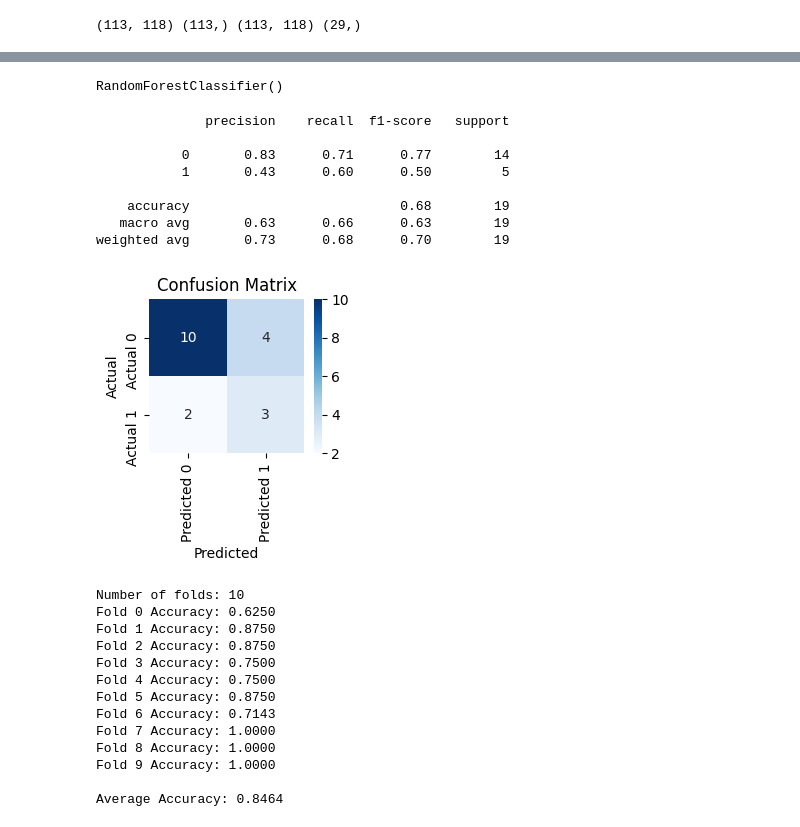
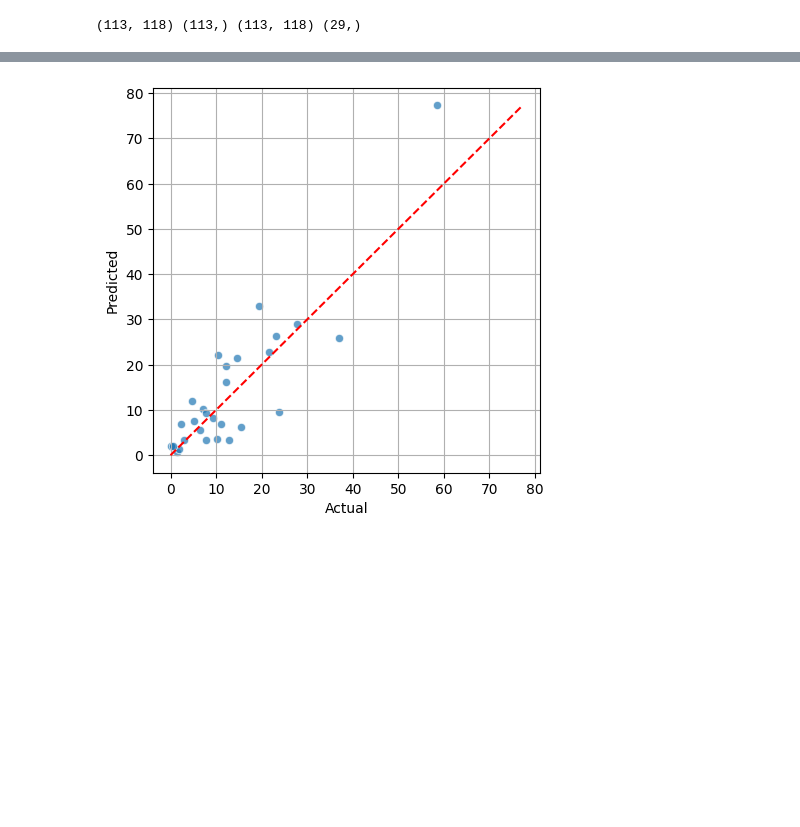
Before and after one commit to EshanJayasundara/Sleep-Apnea-and-Pulse-Oximetry, a Jupyter notebook: usage/sleep_apnea_detection.ipynb, the cells around one changed output, grey strips where cells are left out. Cells and saved outputs as stored; diff of their text form; code cells hidden in the pictures; blank space fills up the shorter version.

```diff
--- a/usage/sleep_apnea_detection.ipynb
+++ b/usage/sleep_apnea_detection.ipynb
@@ -286,6 +298,6 @@ Average Accuracy: 0.8576
 # %%
-from xgboost import XGBClassifier
+from xgboost import XGBRegressor
 
-xgb_model = XGBClassifier()
+xgb_model = XGBRegressor()
 xgb_model.fit(X_train_scaled, y_train)
 # %% [output]
@@ -341,5 +335,0 @@ ImportError: cannot import name '_OneToOneFeatureMixin' from 'sklearn.base' (c:\
-# %%
-y_pred = brf_model.predict(X_test_scaled)
-print(classification_report(y_true=y_test, y_pred=y_pred))
-cm = confusion_matrix(y_true=y_test, y_pred=y_pred)
-plot_cm(cm)
@@ -372,38 +336,4 @@ Average Accuracy: 0.8464
-# %%
-from sklearn.ensemble import RandomForestClassifier
-
-rf_model = RandomForestClassifier()
-rf_model.fit(X_train_scaled, y_train)
-# %% [output]
-RandomForestClassifier()
-# %%
-y_pred = rf_model.predict(X_test_scaled)
-print(classification_report(y_true=y_test, y_pred=y_pred))
-cm = confusion_matrix(y_true=y_test, y_pred=y_pred)
-plot_cm(cm)
-# %% [output]
-              precision    recall  f1-score   support
-
-           0       0.83      0.71      0.77        14
-           1       0.43      0.60      0.50         5
-
-    accuracy                           0.68        19
-   macro avg       0.63      0.66      0.63        19
-weighted avg       0.73      0.68      0.70        19
-[figure, removed]
-# %%
-cross_validation(RandomForestClassifier, X_train_scaled, y_train, 10)
-# %% [output]
-Number of folds: 10
-Fold 0 Accuracy: 0.6250
-Fold 1 Accuracy: 0.8750
-Fold 2 Accuracy: 0.8750
-Fold 3 Accuracy: 0.7500
-Fold 4 Accuracy: 0.7500
-Fold 5 Accuracy: 0.8750
-Fold 6 Accuracy: 0.7143
-Fold 7 Accuracy: 1.0000
-Fold 8 Accuracy: 1.0000
-Fold 9 Accuracy: 1.0000
-
-Average Accuracy: 0.8464
+# %%
+plot_rg(y_test, y_pred)
+# %% [output]
+[figure, added]
```
Also changed, not shown: parts of 24 cells of this notebook, 3 other files.
